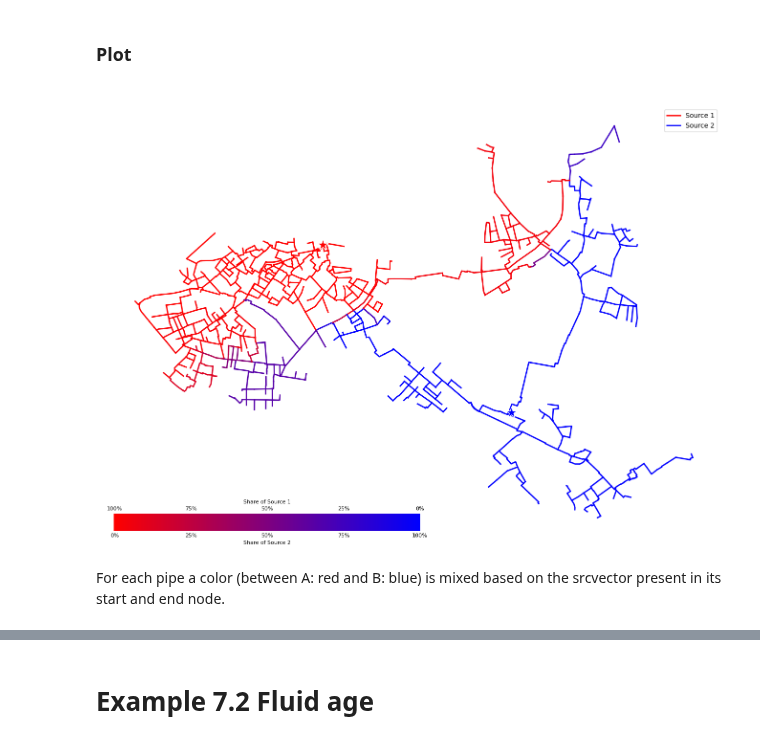
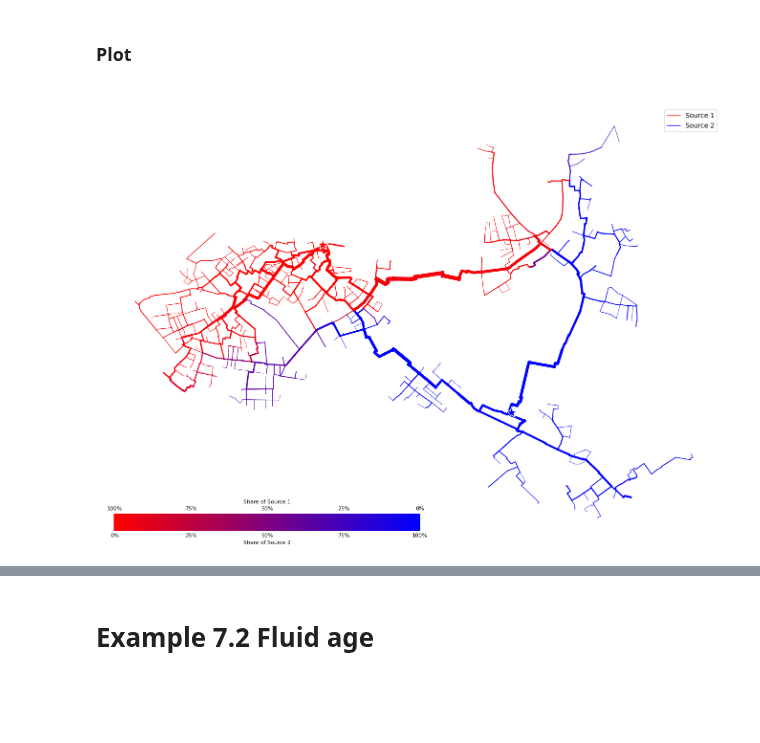
Before and after one commit to 3SConsult/PT3S, a Jupyter notebook: docs/Example7.ipynb, the cells around one changed output, grey strips where cells are left out. Drawn from its saved outputs; the diff is of its cells as text; code cells hidden in the pictures; blank space fills up the shorter version.

```diff
--- a/docs/Example7.ipynb
+++ b/docs/Example7.ipynb
@@ -136,24 +136,22 @@ edge_colors = [c / 255.0 for c in colors]
 ### Plot
 # %%
 fig, ax = plt.subplots(figsize=Rm.DINA3q)
-ncd.plot_src_spectrum(ax, dfROHR,'srcvector_plot', colors)
+ncd.plot_src_spectrum(ax, dfROHR,'srcvector_plot', colors, dn_col='DN', lw_min=0.5, lw_max=6.0)
 
 # Points
 pts = np.array([src_A_coords, src_B_coords])
 ax.scatter(pts[:, 0], pts[:, 1],
            s=300, marker='*',
            c=edge_colors,
            edgecolors='white', linewidths=1.0,
            zorder=10, label='Sources')
 
 plt.show()
 
 xlim = ax.get_xlim()
 ylim = ax.get_ylim()
 canvas_center = ((xlim[0] + xlim[1]) / 2, (ylim[0] + ylim[1]) / 2)
 
 fig.savefig('Example7_Output_1.pdf')
 # %% [output]
-[figure, old version]
+[figure, new version]
-# %% [markdown]
-For each pipe a color (between A: red and B: blue) is mixed based on the srcvector present in its start and end node.
```
Also changed, not shown: parts of 2 cells of this notebook, 37 other files.
